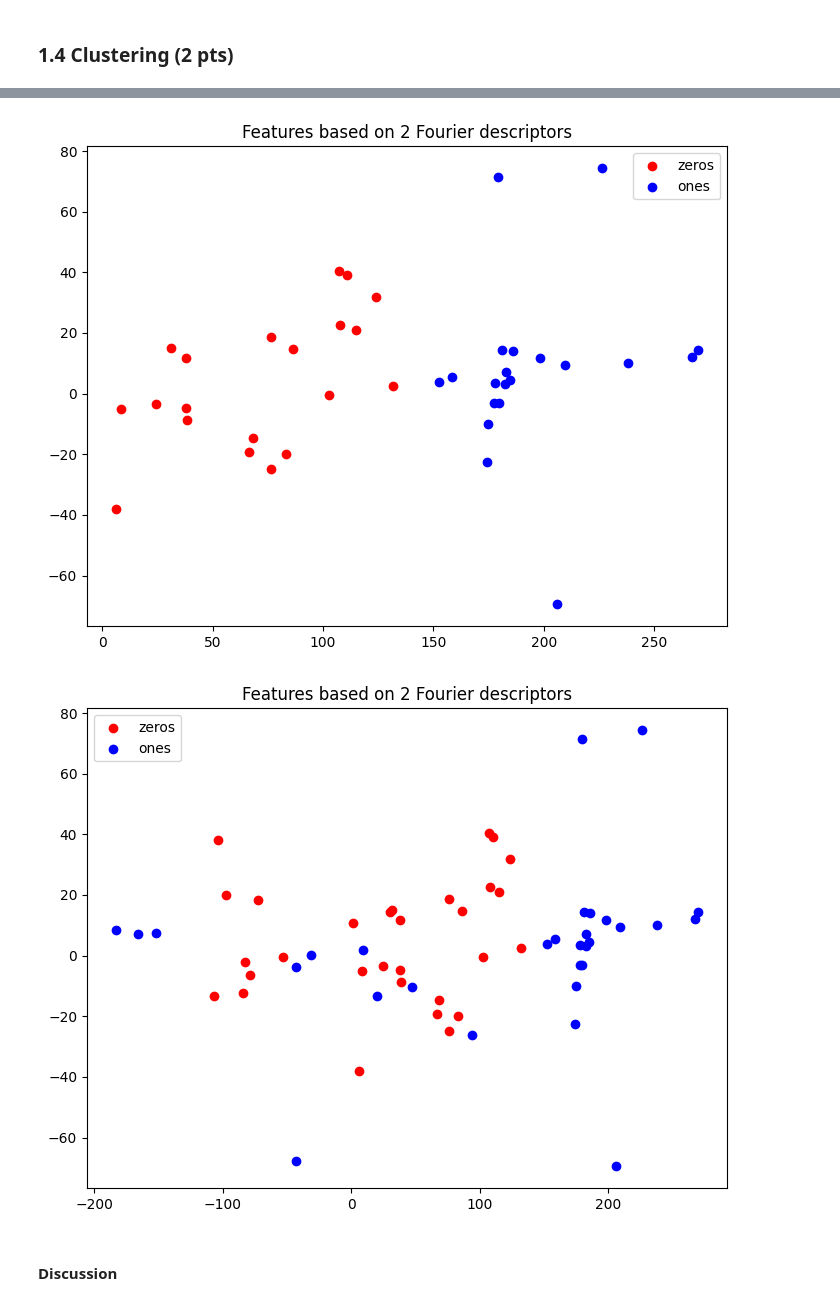
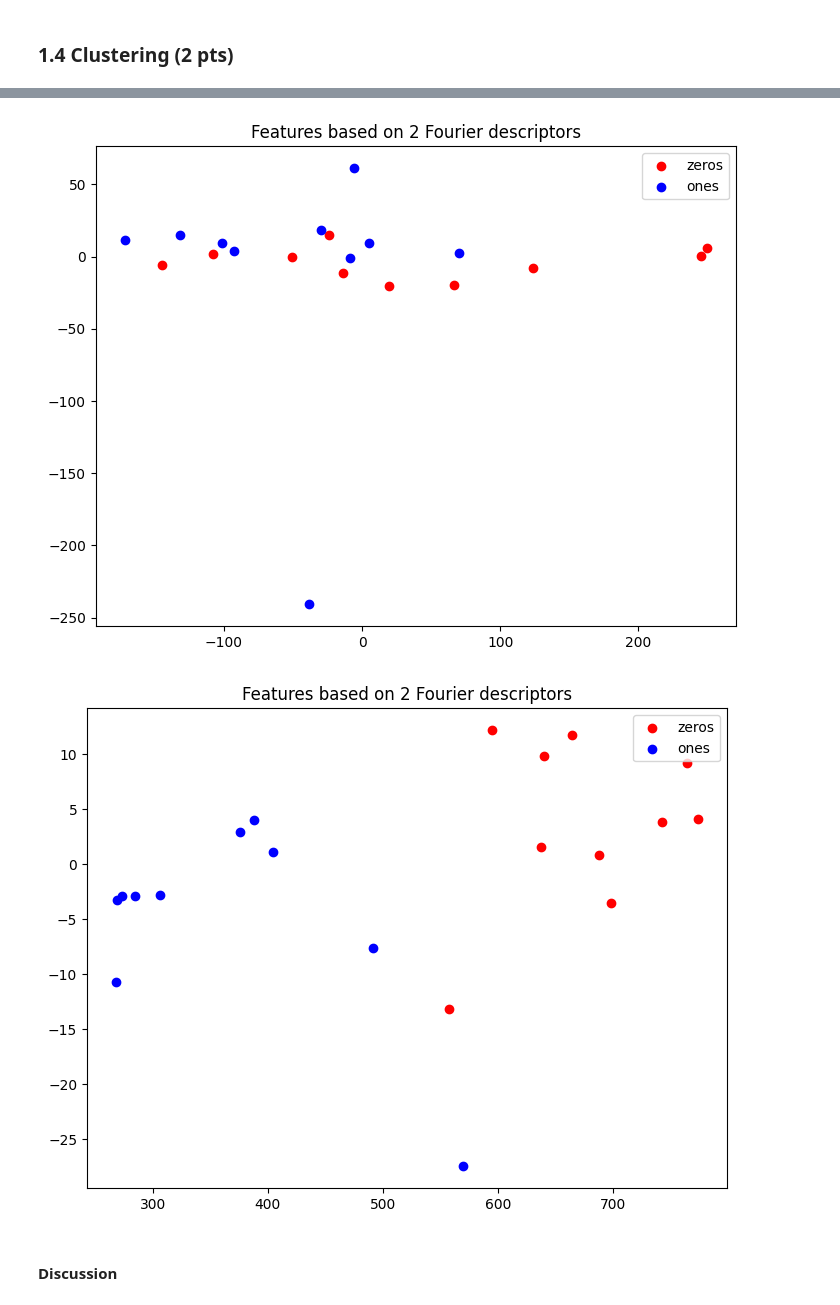
Before and after one commit to OctavioProfeta/iapr, a Jupyter notebook: labs/lab_02_object_description.ipynb, the cells around one changed output, grey strips where cells are left out. Saved outputs shown, nothing was run; the diff lists cells and outputs as text; code cells hidden in the pictures.

```diff
--- a/labs/lab_02_object_description.ipynb
+++ b/labs/lab_02_object_description.ipynb
@@ -145,12 +145,7 @@ def keep_white(image, threshold):
 # %%
 # TODO: Fill the lists below with your preprocessed images of "0"s and "1"s
-zeros = []
-ones = []
-
-# Ludo: du coup ca donnerais ca juste en dessosu
-zeros = keep_white(zeros_im,50)
-ones = keep_white(ones_im,50)
-# Ludo: le resultat est pas mal en vrai, pourquoi pas
+zeros = [preprocess(img) for img in zeros_im]
+ones = [preprocess(img) for img in ones_im]
 
 # Plot images
 fig, axes = plt.subplots(2, len(zeros), figsize=(12, 3))
@@ -325,8 +269,8 @@ TODO
 descr_set_sizes = [1, 2, 5, 10, 20]
 
 # Define images for which you will show the recovery. You can also change the indexes.
-zero = zeros_im[3]
-one = ones_im[3]
+zero = zeros[3]
+one = ones[5]
 # %%
 # TODO
 for size in descr_set_sizes:
@@ -404,46 +319,36 @@ plt.show()
 # %%
-#cluster with real part of the first two descriptors
-for contour_0, contour_1 in zip(contour0, contour1):
-    # compute the Fourier descriptors
-    descriptors0 = np.fft.fft(contour_0[:,0] + 1j*contour_0[:,1])
-    descriptors1 = np.fft.fft(contour_1[:,0] + 1j*contour_1[:,1])
+# Cluster with the real part of the two first Fourier descriptors
 
-    # compute the magnitudes of the first two descriptors
-    mags0 = np.abs(descriptors0[1:3])
-    mags1 = np.abs(descriptors1[1:3])
-    # add the feature vectors
-    zeros_f1.append(descriptors0[1].real)
-    zeros_f2.append(descriptors0[2].real)
-    ones_f1.append(descriptors1[1].real)
-    ones_f2.append(descriptors1[2].real)
-
+# First feature for all "0"s
+zeros_f1 = [get_descriptors(zero, 3).real[1] for zero in zeros]
+# Second feature for all "0"s
+zeros_f2 = [get_descriptors(zero, 3).real[2] for zero in zeros]
+# Fist feature for all "1"s
+ones_f1 = [get_descriptors(one, 3).real[1] for one in ones]
+# Second feature for all "1"s
+ones_f2 = [get_descriptors(one, 3).real[2] for one in ones]
 
 # Plot features for all images
 fig = plt.figure()
 ax = fig.add_axes([0,0,1,1])
 ax.scatter(zeros_f1, zeros_f2, color='r', label='zeros')
 ax.scatter(ones_f1, ones_f2, color='b', label='ones')
 ax.legend(loc='best')
 plt.title("Features based on 2 Fourier descriptors")
 plt.show()
 # %% [output]
-[figure, old version]
+[figure, new version]
 # %%
-#cluster with imaginary part of the two first descriptors
-for contour_0, contour_1 in zip(contour0, contour1):
-    # compute the Fourier descriptors
-    descriptors0 = np.fft.fft(contour_0[:,0] + 1j*contour_0[:,1])
-    descriptors1 = np.fft.fft(contour_1[:,0] + 1j*contour_1[:,1])
+# Cluster with imaginary part of the two first Fourier descriptors
 
-    # compute the magnitudes of the first two descriptors
-    mags0 = np.abs(descriptors0[1:3])
-    mags1 = np.abs(descriptors1[1:3])
-    # add the feature vectors
-    zeros_f1.append(descriptors0[1].imag)
-    zeros_f2.append(descriptors0[2].imag)
-    ones_f1.append(descriptors1[1].imag)
-    ones_f2.append(descriptors1[2].imag)
-
+# First feature for all "0"s
+zeros_f1 = [get_descriptors(zero, 3).imag[1] for zero in zeros]
+# Second feature for all "0"s
+zeros_f2 = [get_descriptors(zero, 3).imag[2] for zero in zeros]
+# Fist feature for all "1"s
+ones_f1 = [get_descriptors(one, 3).imag[1] for one in ones]
+# Second feature for all "1"s
+ones_f2 = [get_descriptors(one, 3).imag[2] for one in ones]
 
 # Plot features for all images
 fig = plt.figure()
@@ -454,7 +359,7 @@ ax.legend(loc='best')
 plt.title("Features based on 2 Fourier descriptors")
 plt.show()
 # %% [output]
-[figure, old version]
+[figure, new version]
 # %% [markdown]
 #### Discussion
 # %% [markdown]
```
Also changed, not shown: parts of 17 cells of this notebook.
